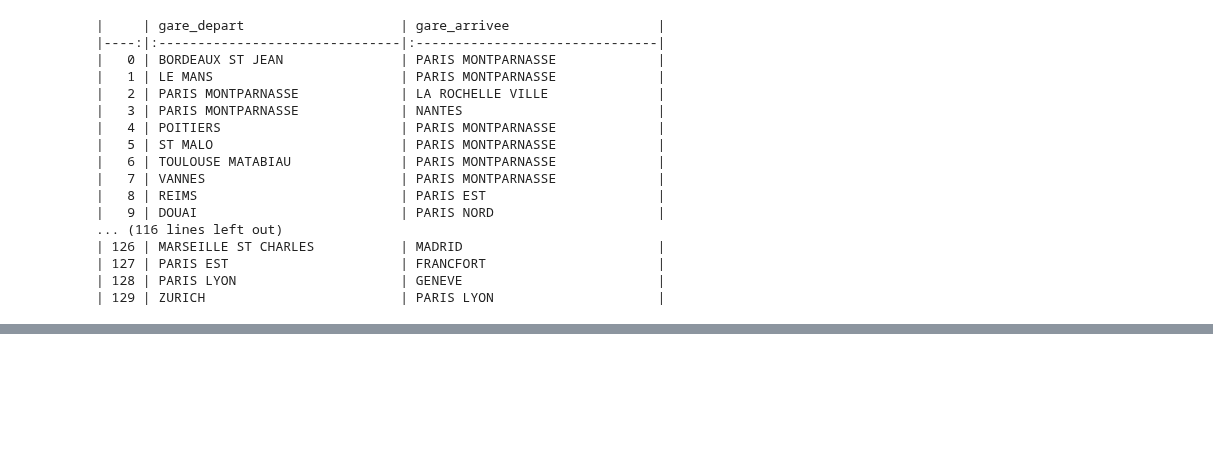
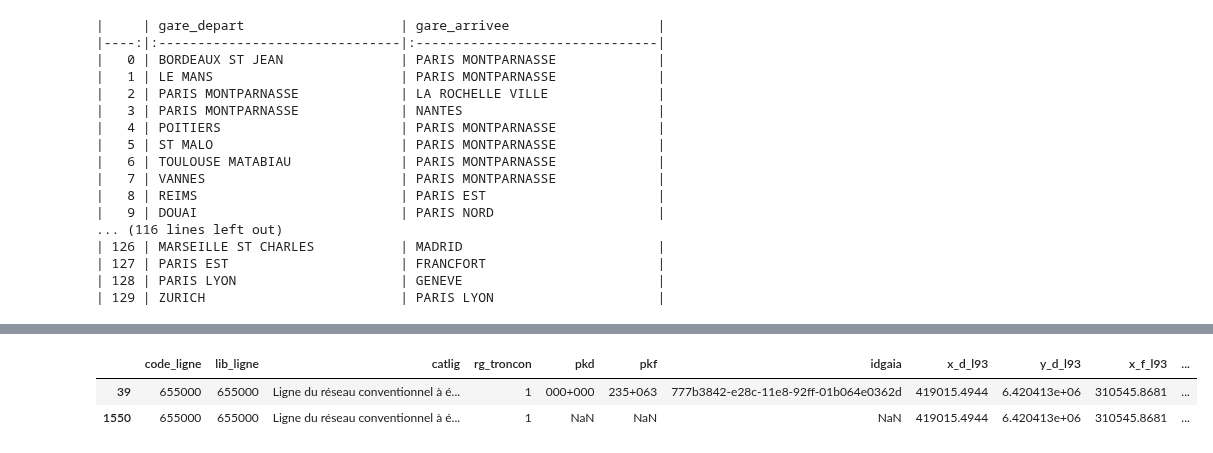
Before and after one commit to JulienCRB/IADATA_700_SNCF, a Jupyter notebook: notebook/data_exploration.ipynb, the cells around one changed output, grey strips where cells are left out. Drawn from its saved outputs; the diff is of its cells as text; code cells hidden in the pictures; blank space fills up the shorter version.

```diff
--- a/notebook/data_exploration.ipynb
+++ b/notebook/data_exploration.ipynb
@@ -149,0 +250,6 @@ print(couples_gares.to_markdown())
+# %%
+df_lines_raw[df_lines_raw["code_ligne"] == 655000]
+# %% [output]
+|  | code_ligne | lib_ligne | catlig | rg_troncon | pkd | pkf | idgaia | x_d_l93 | y_d_l93 | x_f_l93 | ... |
+| 39 | 655000 | 655000 | Ligne du réseau conventionnel à é... | 1 | 000+000 | 235+063 | 777b3842-e28c-11e8-92ff-01b064e0362d | 419015.4944 | 6.420413e+06 | 310545.8681 | ... |
+| 1550 | 655000 | 655000 | Ligne du réseau conventionnel à é... | 1 | NaN | NaN | NaN | 419015.4944 | 6.420413e+06 | 310545.8681 | ... |
```
Also changed, not shown: parts of 34 cells of this notebook, 1 other file.
